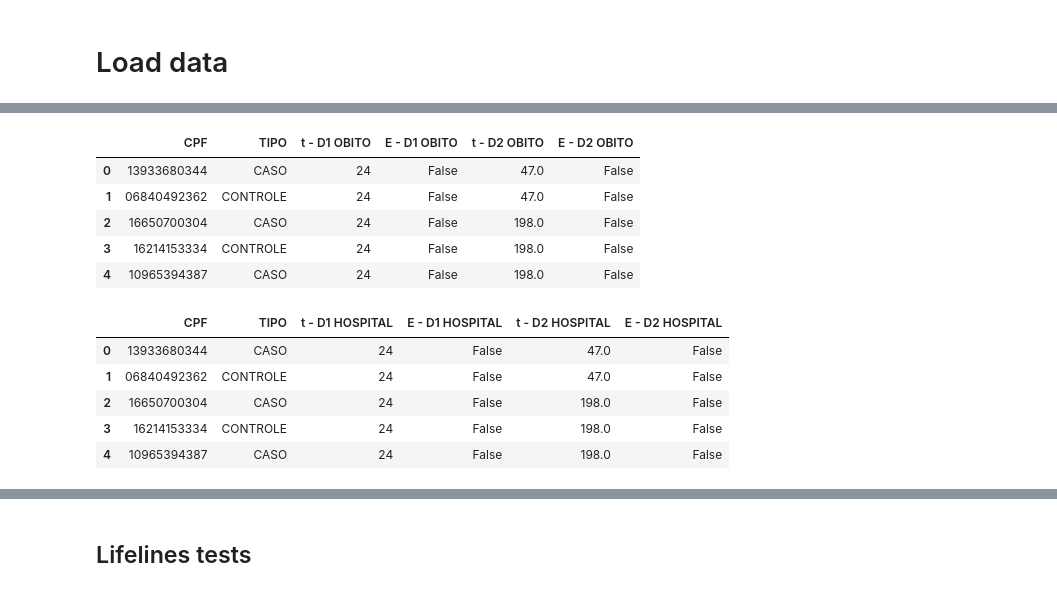
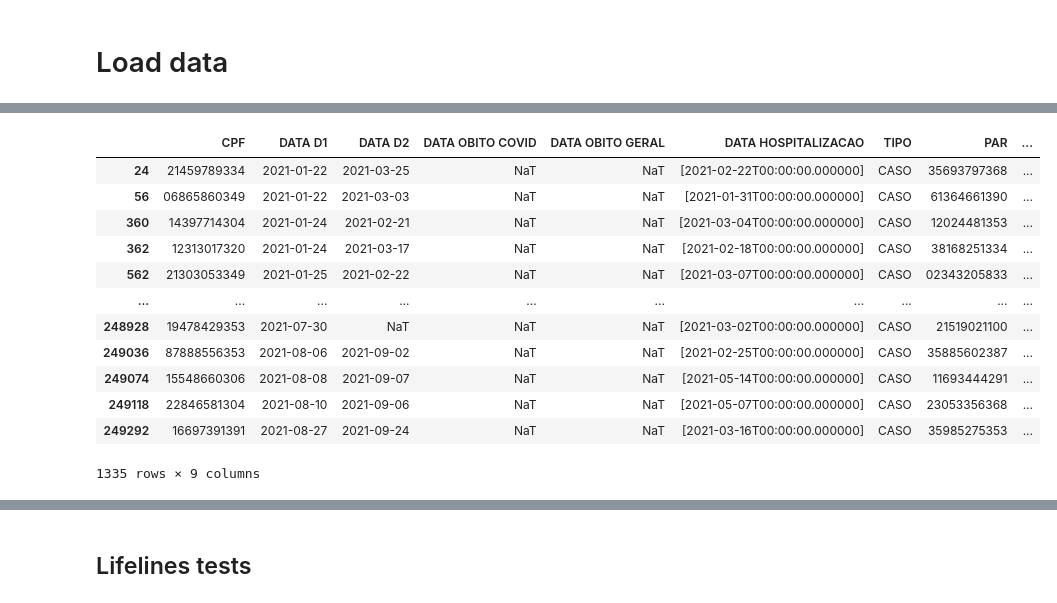
Before and after one commit to higorsmonteiro/vaccine-eff-fortaleza, a Jupyter notebook: notebooks/survival_exploration.ipynb, the cells around one changed output, grey strips where cells are left out. Cells and saved outputs as stored; diff of their text form; code cells hidden in the pictures.

```diff
--- a/notebooks/survival_exploration.ipynb
+++ b/notebooks/survival_exploration.ipynb
@@ -59,18 +29,19 @@ obito_df[cond_d1][8:16]
-# %%
-s_obito[:5]
-# %% [output]
-|  | CPF | TIPO | t - D1 OBITO | E - D1 OBITO | t - D2 OBITO | E - D2 OBITO |
-| 0 | 13933680344 | CASO | 24 | False | 47.0 | False |
-| 1 | 06840492362 | CONTROLE | 24 | False | 47.0 | False |
-| 2 | 16650700304 | CASO | 24 | False | 198.0 | False |
-| 3 | 16214153334 | CONTROLE | 24 | False | 198.0 | False |
-| 4 | 10965394387 | CASO | 24 | False | 198.0 | False |
-# %%
-s_hospital[:5]
-# %% [output]
-|  | CPF | TIPO | t - D1 HOSPITAL | E - D1 HOSPITAL | t - D2 HOSPITAL | E - D2 HOSPITAL |
-| 0 | 13933680344 | CASO | 24 | False | 47.0 | False |
-| 1 | 06840492362 | CONTROLE | 24 | False | 47.0 | False |
-| 2 | 16650700304 | CASO | 24 | False | 198.0 | False |
-| 3 | 16214153334 | CONTROLE | 24 | False | 198.0 | False |
-| 4 | 10965394387 | CASO | 24 | False | 198.0 | False |
+# %%
+pares = pd.read_parquet(os.path.join(pareado_folder, "EVENTOS_PAREADOS_1.parquet"))
+# %%
+condition = (pares["TIPO"]=="CASO") & (pd.notna(pares["DATA HOSPITALIZACAO"]) & (pares["PAREADO"]==True))
+pares[condition]
+# %% [output]
+|  | CPF | DATA D1 | DATA D2 | DATA OBITO COVID | DATA OBITO GERAL | DATA HOSPITALIZACAO | TIPO | PAR | ... |
+| 24 | 21459789334 | 2021-01-22 | 2021-03-25 | NaT | NaT | [2021-02-22T00:00:00.000000] | CASO | 35693797368 | ... |
+| 56 | 06865860349 | 2021-01-22 | 2021-03-03 | NaT | NaT | [2021-01-31T00:00:00.000000] | CASO | 61364661390 | ... |
+| 360 | 14397714304 | 2021-01-24 | 2021-02-21 | NaT | NaT | [2021-03-04T00:00:00.000000] | CASO | 12024481353 | ... |
+| 362 | 12313017320 | 2021-01-24 | 2021-03-17 | NaT | NaT | [2021-02-18T00:00:00.000000] | CASO | 38168251334 | ... |
+| 562 | 21303053349 | 2021-01-25 | 2021-02-22 | NaT | NaT | [2021-03-07T00:00:00.000000] | CASO | 02343205833 | ... |
+| ... | ... | ... | ... | ... | ... | ... | ... | ... | ... |
+| 248928 | 19478429353 | 2021-07-30 | NaT | NaT | NaT | [2021-03-02T00:00:00.000000] | CASO | 21519021100 | ... |
+| 249036 | 87888556353 | 2021-08-06 | 2021-09-02 | NaT | NaT | [2021-02-25T00:00:00.000000] | CASO | 35885602387 | ... |
+| 249074 | 15548660306 | 2021-08-08 | 2021-09-07 | NaT | NaT | [2021-05-14T00:00:00.000000] | CASO | 11693444291 | ... |
+| 249118 | 22846581304 | 2021-08-10 | 2021-09-06 | NaT | NaT | [2021-05-07T00:00:00.000000] | CASO | 23053356368 | ... |
+| 249292 | 16697391391 | 2021-08-27 | 2021-09-24 | NaT | NaT | [2021-03-16T00:00:00.000000] | CASO | 35985275353 | ... |
+1335 rows × 9 columns
```
Also changed, not shown: parts of 29 cells of this notebook, 5 other files.
